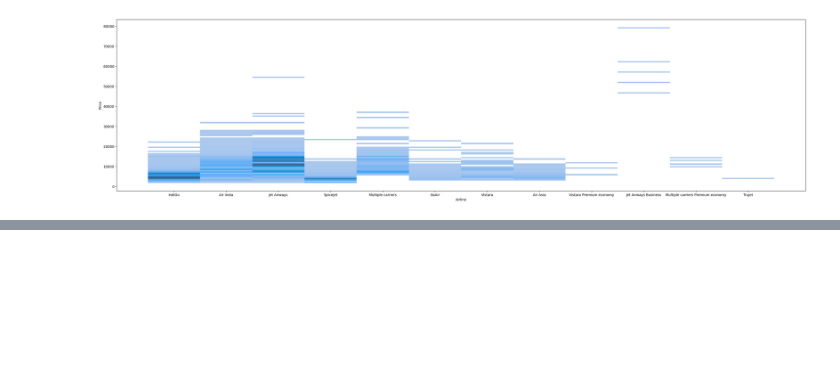
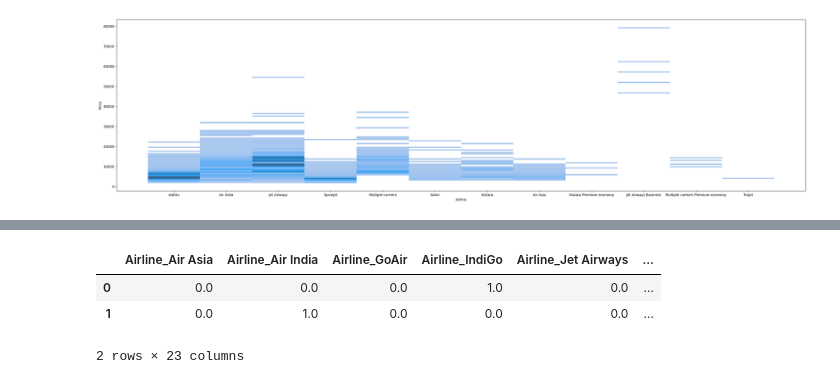
Before and after one commit to wizzy-abhishek/Data-Processing-Basics, a Jupyter notebook: 03_EDA/01_flight_dataclean.ipynb, the cells around one changed output, grey strips where cells are left out. Saved outputs shown, nothing was run; the diff lists cells and outputs as text; code cells hidden in the pictures; blank space fills up the shorter version.

```diff
--- a/03_EDA/01_flight_dataclean.ipynb
+++ b/03_EDA/01_flight_dataclean.ipynb
@@ -294,3 +294,10 @@ sns.histplot(x= df['Airline'], y = df['Price'])
 # %% [output]
 <Axes: xlabel='Airline', ylabel='Price'>
 [figure]
+# %%
+from sklearn.preprocessing import OneHotEncoder
+
+encoder = OneHotEncoder()
+
+encoded = encoder.fit_transform(df[['Airline', 'Source', 'Destination']]).toarray()
+encoded
@@ -296,0 +312,8 @@ sns.histplot(x= df['Airline'], y = df['Price'])
+# %%
+df_airline_source_destination = pd.DataFrame(encoded, columns=encoder.get_feature_names_out())
+df_airline_source_destination.head(2)
+# %% [output]
+|  | Airline_Air Asia | Airline_Air India | Airline_GoAir | Airline_IndiGo | Airline_Jet Airways | ... |
+| 0 | 0.0 | 0.0 | 0.0 | 1.0 | 0.0 | ... |
+| 1 | 0.0 | 1.0 | 0.0 | 0.0 | 0.0 | ... |
+2 rows × 23 columns
```
Also changed, not shown: parts of 9 cells of this notebook, 2 other files.
